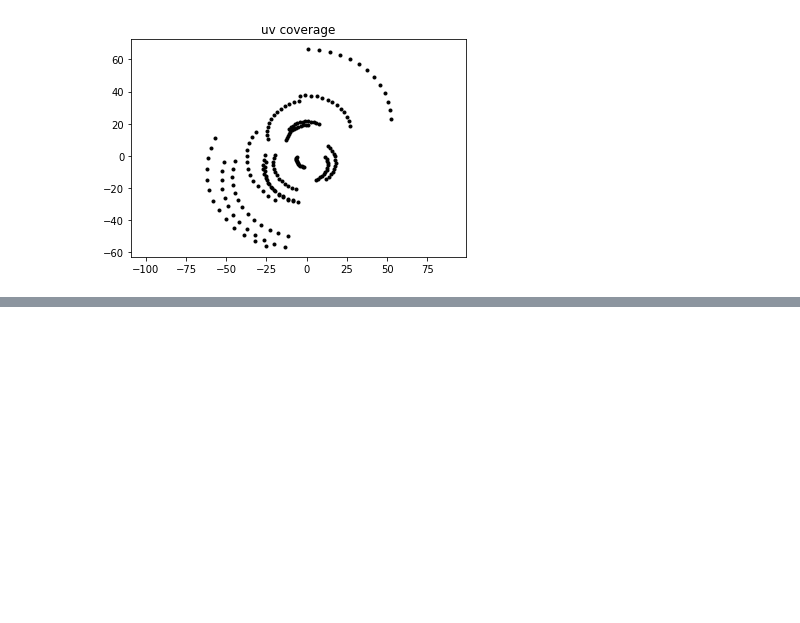
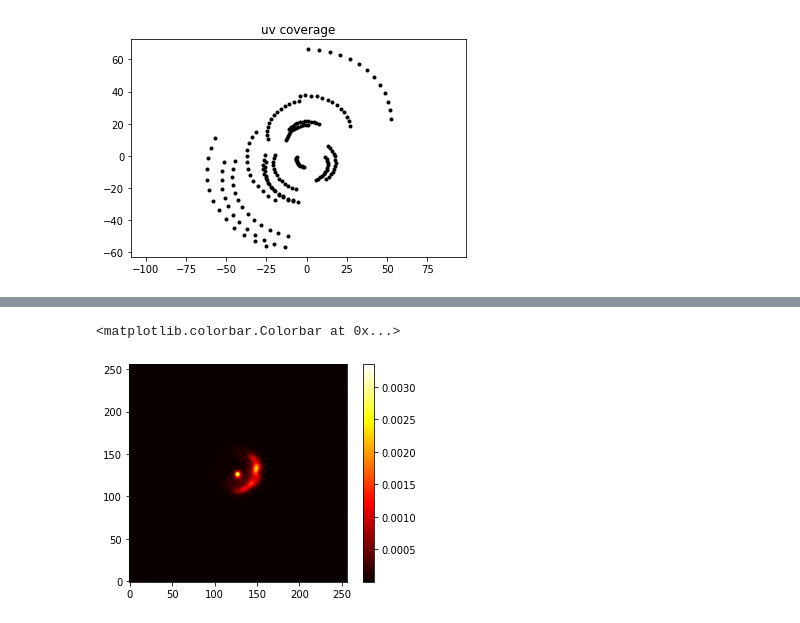
Before and after one commit to AlexandreAdam/ExoRIM, a Jupyter notebook: notebooks/IRBis.ipynb, the cells around one changed output, grey strips where cells are left out. Saved outputs shown, nothing was run; the diff lists cells and outputs as text; code cells hidden in the pictures; blank space fills up the shorter version.

```diff
--- a/notebooks/IRBis.ipynb
+++ b/notebooks/IRBis.ipynb
@@ -348,0 +298,22 @@ plt.plot(amp_ref)
+# %%
+alpha = 0.5
+x = np.arange(pixels) - pixels//2 + 0.5
+xx, yy = np.meshgrid(x, x)
+rho = np.hypot(xx, yy)
+sigma = 40
+prior = 1/2/np.pi/sigma * np.exp(-0.5 * rho**2 / sigma**2)
+
+# prior = uniform_prior(true_image)
+plate_scale = rad2mas(wavel/10/np.max(rho))
+forward = ForwardModel(pixels, uv, plate_scale, wavel)
+
+_amp_ref, _cp_ref = forward.forward(true_image)
+
+
+x0 = safe_log(0.1 * prior + true_image +  np.random.uniform(0, 0.001, true_image.shape))
+x0 = gaussian_filter(x0, sigma=3)
+
+
+prior = safe_log(prior)
+history = minimize(likelihood, x0, args=(_amp_ref, amp_ref_error, _cp_ref, cp_ref_error, alpha, prior.ravel(), forward),
+                   method="L-BFGS-B", jac=grad_likelihood, options={"maxiter": 200, "maxls": 100, "gtol": 1e-8, "ftol": 1e-8, "maxcor": 100})
@@ -348,0 +337,10 @@ plt.plot(amp_ref)
+# %%
+im = np.exp(history.x).reshape([pixels, pixels])
+im /= im.sum()
+# im = gaussian_filter(im, sigma=3)
+# plt.imshow((im - true_image)**2, cmap="hot", origin="lower")
+plt.imshow(im, cmap="hot", origin="lower")
+plt.colorbar()
+# %% [output]
+<matplotlib.colorbar.Colorbar at 0x...>
+[figure, added]
```
Also changed, not shown: parts of 23 cells of this notebook.
